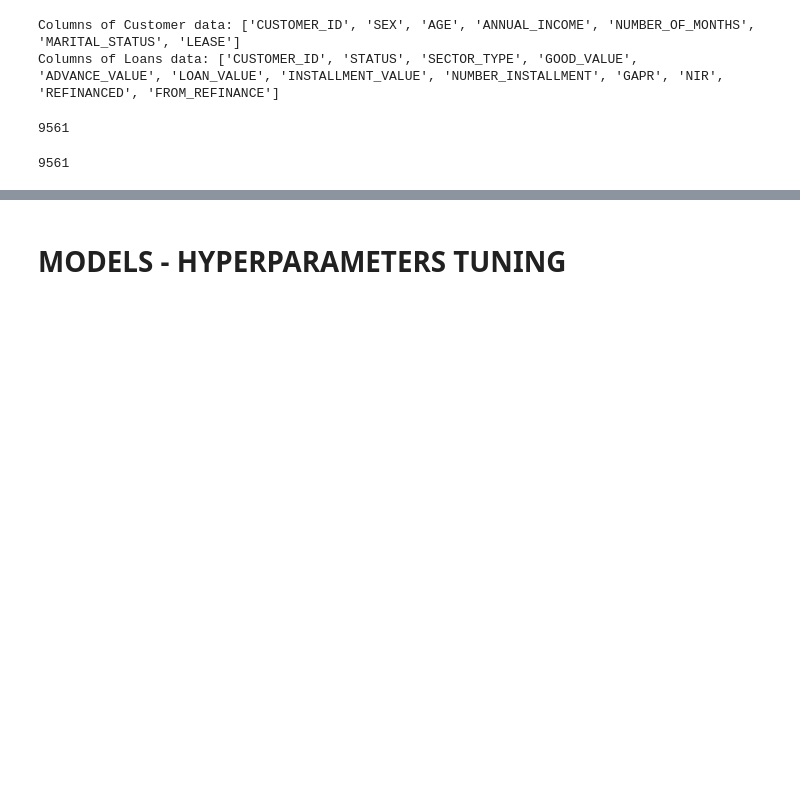
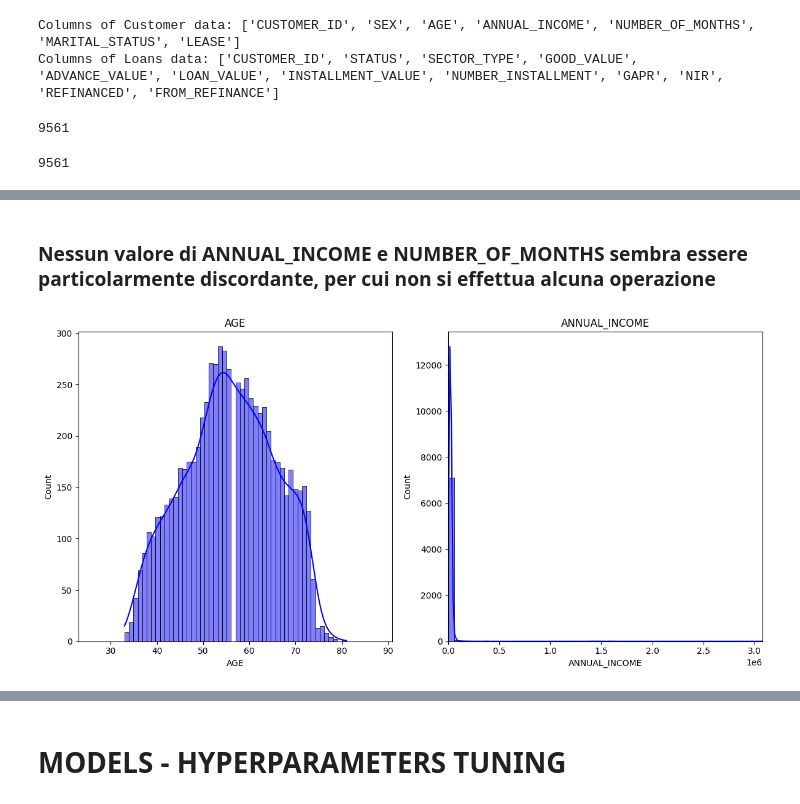
Before and after one commit to danicugni/Data-Science-Assignment---use-case-1, a Jupyter notebook: Data Science Assignment - use case 1.ipynb, the cells around one changed output, grey strips where cells are left out. Saved outputs shown, nothing was run; the diff lists cells and outputs as text; code cells hidden in the pictures; blank space fills up the shorter version.

```diff
--- a/Data Science Assignment - use case 1.ipynb
+++ b/Data Science Assignment - use case 1.ipynb
@@ -248,0 +251,11 @@ Name: proportion, dtype: float64
+# %%
+for c in cat_features_cdata+['NUMBER_OF_MONTHS']:
+    if c != 'NUMBER_OF_MONTHS':
+        df_cdata_train[c] = df_cdata_train[c].astype("category")
+        df_cdata_test[c] = df_cdata_test[c].astype("category")
+    print(f"Column: {c}")
+    print("Absolute frequence:")
+    print(df_cdata_train[c].value_counts(normalize=False, ascending=False))
+    print("Relative frequence:")
+    print(df_cdata_train[c].value_counts(normalize=True, ascending=False))
+    print("-" * 20)
@@ -248,0 +309,4 @@ Name: proportion, dtype: float64
+# %%
+df_cdata_train.loc[df_cdata_train['CUSTOMER_ID'] == 273751, 'NUMBER_OF_MONTHS'] = 10
+df_cdata_train.loc[df_cdata_train['CUSTOMER_ID'].isin([274048,249832]), 'NUMBER_OF_MONTHS'] = 0
+df_cdata_train.loc[df_cdata_train['CUSTOMER_ID'].isin([274048,249832]), 'ANNUAL_INCOME'] = 0.00
@@ -248,0 +356,14 @@ Name: proportion, dtype: float64
+# %% [markdown]
+### Nessun valore di ANNUAL_INCOME e NUMBER_OF_MONTHS sembra essere particolarmente discordante, per cui non si effettua alcuna operazione
+# %%
+fig,axes = plt.subplots(1,len(num_features_cdata)-1,figsize = (12,6))
+
+for i,ax in enumerate(axes):
+    sns.histplot(df_cdata_train[num_features_cdata[i]], kde = True, bins = 50, color = 'blue', ax = ax)
+    ax.set_xlim(np.min(df_cdata_train[num_features_cdata[i]]) - 10, np.max(df_cdata_train[num_features_cdata[i]]) + 10)
+    ax.set_title(f"{num_features_cdata[i]}")
+
+plt.tight_layout()
+plt.show()
+# %% [output]
+[figure, added]
```
Also changed, not shown: parts of 176 cells of this notebook, 9 other files.
